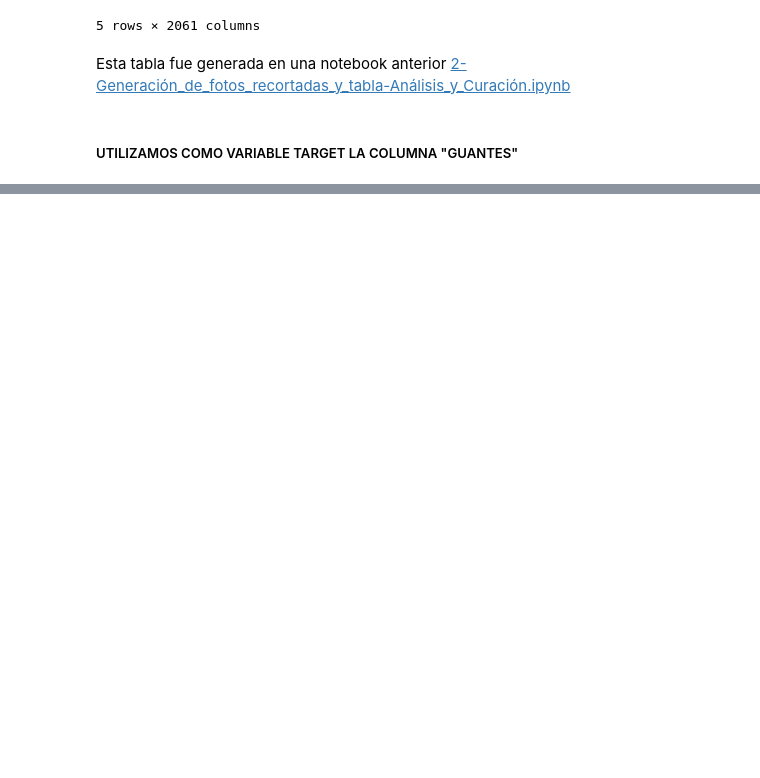
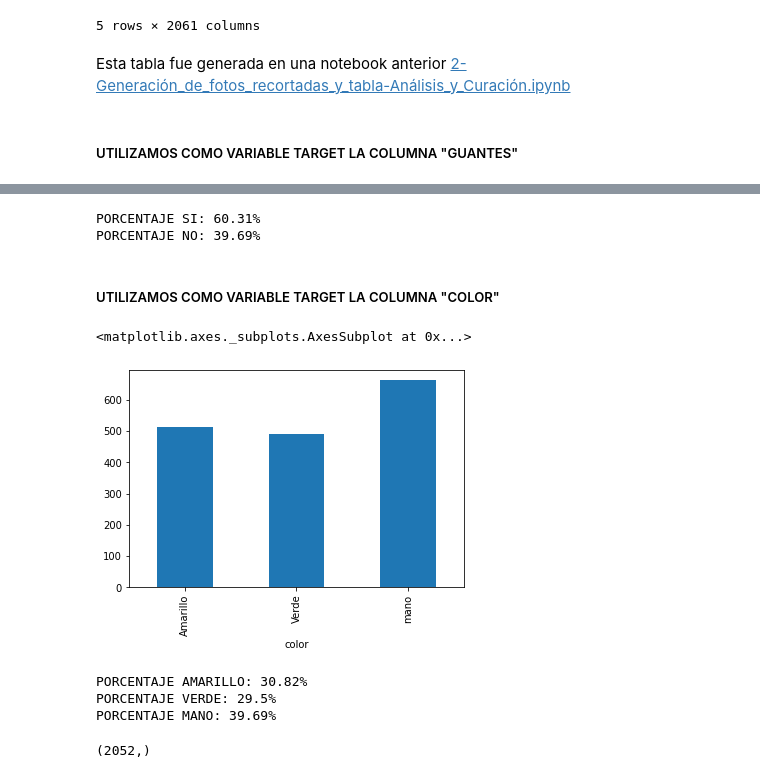
Before and after one commit to nachitog83/mentoria_img, a Jupyter notebook: 3-Introduccion_AS/4_Introducción_al_Aprendizaje_Supervisado_Detección_de_Objetos_ver1.ipynb, the cells around one changed output, grey strips where cells are left out. Saved outputs shown, nothing was run; the diff lists cells and outputs as text; code cells hidden in the pictures; blank space fills up the shorter version.

```diff
--- a/3-Introduccion_AS/4_Introducción_al_Aprendizaje_Supervisado_Detección_de_Objetos_ver1.ipynb
+++ b/3-Introduccion_AS/4_Introducción_al_Aprendizaje_Supervisado_Detección_de_Objetos_ver1.ipynb
@@ -121,0 +128,12 @@ Name: guantes, dtype: int64
+# %%
+print(f"PORCENTAJE SI: {perc_si}%\nPORCENTAJE NO: {perc_no}%")
+# %% [output]
+PORCENTAJE SI: 60.31%
+PORCENTAJE NO: 39.69%
+# %% [markdown]
+##### UTILIZAMOS COMO VARIABLE TARGET LA COLUMNA "COLOR"
+# %%
+csv_wlabels_df.groupby('color').filename.count().plot(kind='bar')
+# %% [output]
+<matplotlib.axes._subplots.AxesSubplot at 0x...>
+[figure, added]
@@ -121,0 +144,6 @@ Name: guantes, dtype: int64
+# %%
+print(f"PORCENTAJE AMARILLO: {perc_ama}%\nPORCENTAJE VERDE: {perc_ver}%\nPORCENTAJE MANO: {perc_mano}%")
+# %% [output]
+PORCENTAJE AMARILLO: 30.82%
+PORCENTAJE VERDE: 29.5%
+PORCENTAJE MANO: 39.69%
@@ -121,0 +165,4 @@ Name: guantes, dtype: int64
+# %%
+fit.pvalues_.shape
+# %% [output]
+(2052,)
```
Also changed, not shown: parts of 16 cells of this notebook.
